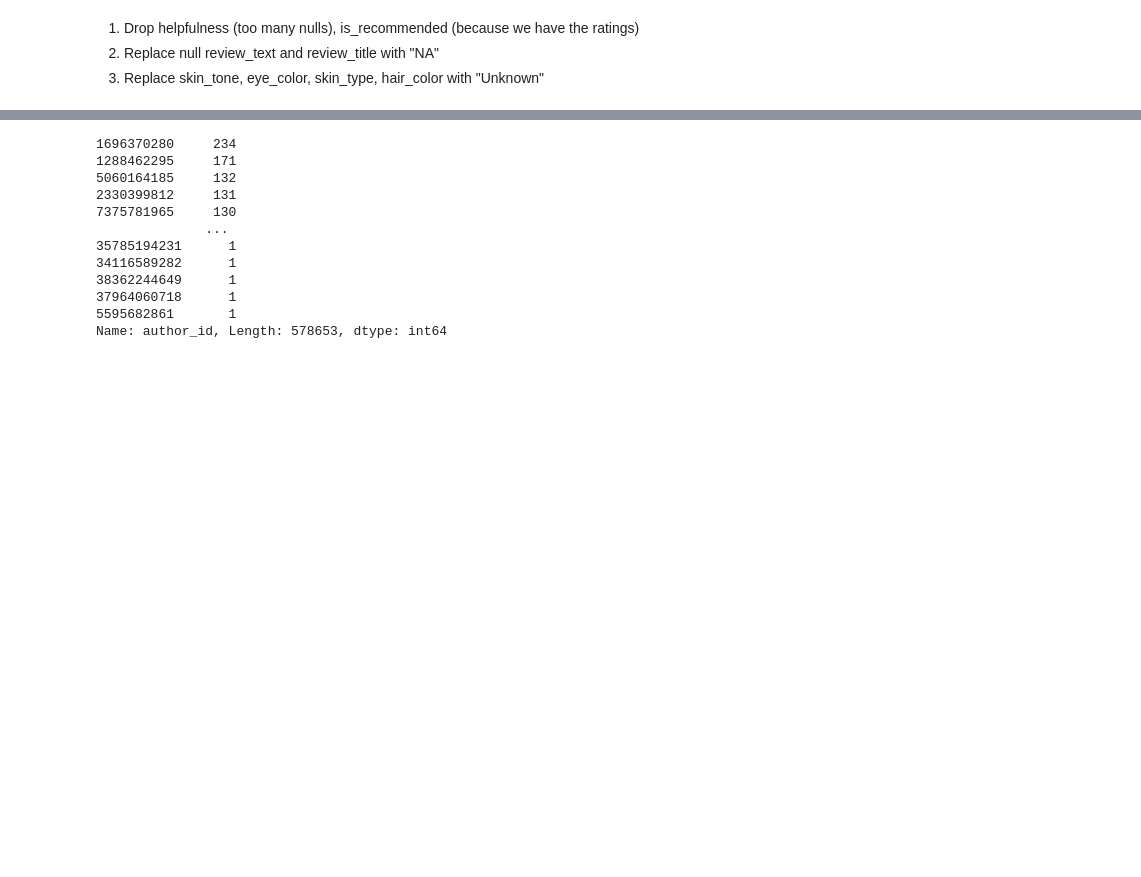
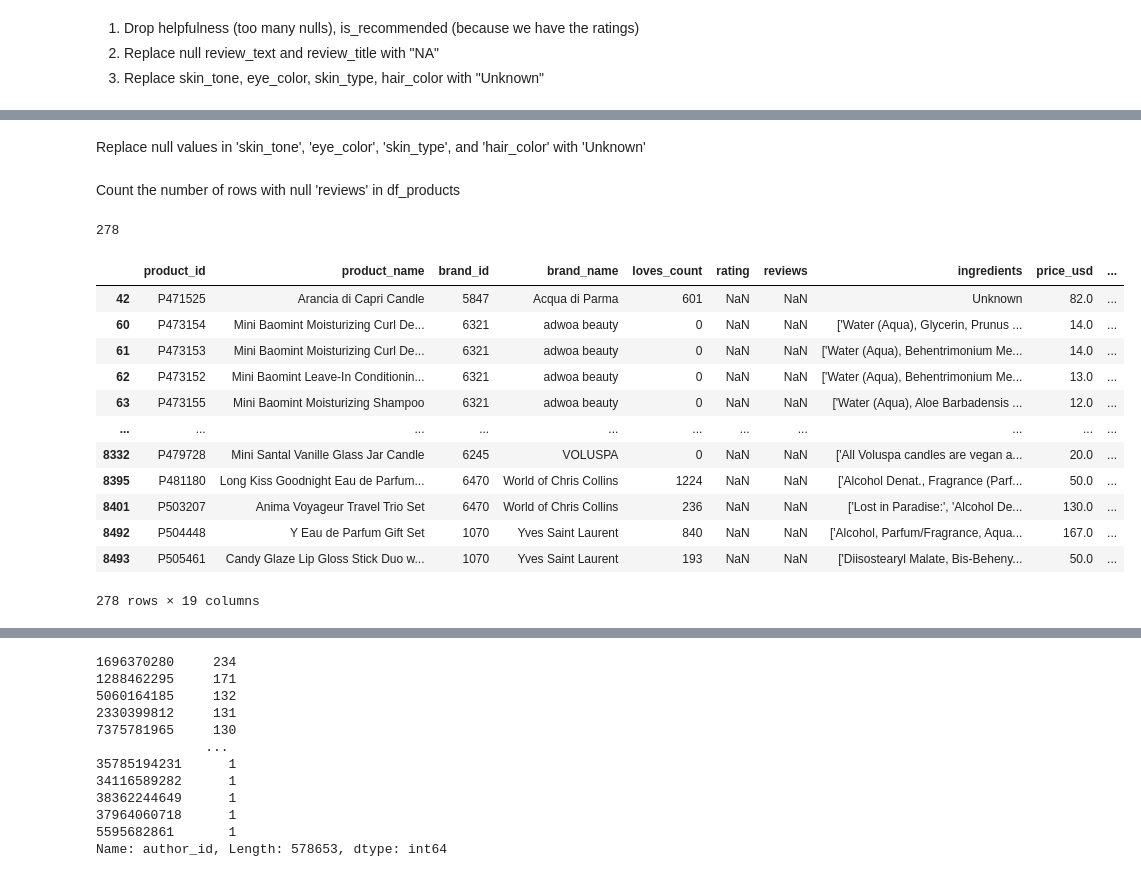
Before and after one commit to eshentong/BA820-team, a Jupyter notebook: BA820.ipynb, the cells around one changed output, grey strips where cells are left out. Drawn from its saved outputs; the diff is of its cells as text; code cells hidden in the pictures; blank space fills up the shorter version.

```diff
--- a/BA820.ipynb
+++ b/BA820.ipynb
@@ -107,4 +109,4 @@ print(len(null_rows))
 # %% [output]
 1333
 # %%
-df_products = df_products.drop(columns=['value_price_usd', 'sale_price_usd', 'child_max_price', 'child_min_price', 'variation_desc'])
+df_products = df_products.drop(columns=['value_price_usd', 'sale_price_usd', 'child_max_price', 'child_min_price', 'variation_desc', 'variation_type', 'variation_value', 'size'])
@@ -111,5 +139,5 @@ df_products = df_products.drop(columns=['value_price_usd', 'sale_price_usd', 'ch
 # %%
-df_products = df_products.drop(columns=['variation_value', 'size', 'variation_type', 'highlights'])
+#df_products = df_products.drop(columns=['variation_value', 'size', 'variation_type', 'highlights']) #do we drop highlights? its not int he list
 # %%
 df_products.head()
 # %% [output]
@@ -143,0 +175,3 @@ dtype: int64
+# %%
+df_products['highlights'] = df_products['highlights'].fillna('Unknown')
+df_products['ingredients'] = df_products['ingredients'].fillna('Unknown')
@@ -144,3 +180,6 @@ dtype: int64
+# %%
+df_products['tertiary_category'] = df_products['tertiary_category'].fillna('Unknown')
+df_products['secondary_category'] = df_products['secondary_category'].fillna('Unknown')
 # %%
 df_reviews = pd.concat([df_reviews_1, df_reviews_2, df_reviews_3, df_reviews_4, df_reviews_5])
 df_reviews.info()
@@ -191,0 +240,2 @@ dtype: int64
+# %% [markdown]
+Replace null values in 'skin_tone', 'eye_color', 'skin_type', and 'hair_color' with 'Unknown'
@@ -191,0 +247,23 @@ dtype: int64
+# %% [markdown]
+Count the number of rows with null 'reviews' in df_products
+# %%
+df_products[df_products['reviews'].isna()].shape[0]
+# %% [output]
+278
+# %%
+null_reviews = df_products[df_products['reviews'].isna()]
+null_reviews
+# %% [output]
+|  | product_id | product_name | brand_id | brand_name | loves_count | rating | reviews | ingredients | price_usd | ... |
+| 42 | P471525 | Arancia di Capri Candle | 5847 | Acqua di Parma | 601 | NaN | NaN | Unknown | 82.0 | ... |
+| 60 | P473154 | Mini Baomint Moisturizing Curl De... | 6321 | adwoa beauty | 0 | NaN | NaN | ['Water (Aqua), Glycerin, Prunus ... | 14.0 | ... |
+| 61 | P473153 | Mini Baomint Moisturizing Curl De... | 6321 | adwoa beauty | 0 | NaN | NaN | ['Water (Aqua), Behentrimonium Me... | 14.0 | ... |
+| 62 | P473152 | Mini Baomint Leave-In Conditionin... | 6321 | adwoa beauty | 0 | NaN | NaN | ['Water (Aqua), Behentrimonium Me... | 13.0 | ... |
+| 63 | P473155 | Mini Baomint Moisturizing Shampoo | 6321 | adwoa beauty | 0 | NaN | NaN | ['Water (Aqua), Aloe Barbadensis ... | 12.0 | ... |
+| ... | ... | ... | ... | ... | ... | ... | ... | ... | ... | ... |
+| 8332 | P479728 | Mini Santal Vanille Glass Jar Candle | 6245 | VOLUSPA | 0 | NaN | NaN | ['All Voluspa candles are vegan a... | 20.0 | ... |
+| 8395 | P481180 | Long Kiss Goodnight Eau de Parfum... | 6470 | World of Chris Collins | 1224 | NaN | NaN | ['Alcohol Denat., Fragrance (Parf... | 50.0 | ... |
+| 8401 | P503207 | Anima Voyageur Travel Trio Set | 6470 | World of Chris Collins | 236 | NaN | NaN | ['Lost in Paradise:', 'Alcohol De... | 130.0 | ... |
+| 8492 | P504448 | Y Eau de Parfum Gift Set | 1070 | Yves Saint Laurent | 840 | NaN | NaN | ['Alcohol, Parfum/Fragrance, Aqua... | 167.0 | ... |
+| 8493 | P505461 | Candy Glaze Lip Gloss Stick Duo w... | 1070 | Yves Saint Laurent | 193 | NaN | NaN | ['Diisostearyl Malate, Bis-Beheny... | 50.0 | ... |
+278 rows × 19 columns
```
Also changed, not shown: parts of 24 cells of this notebook.
